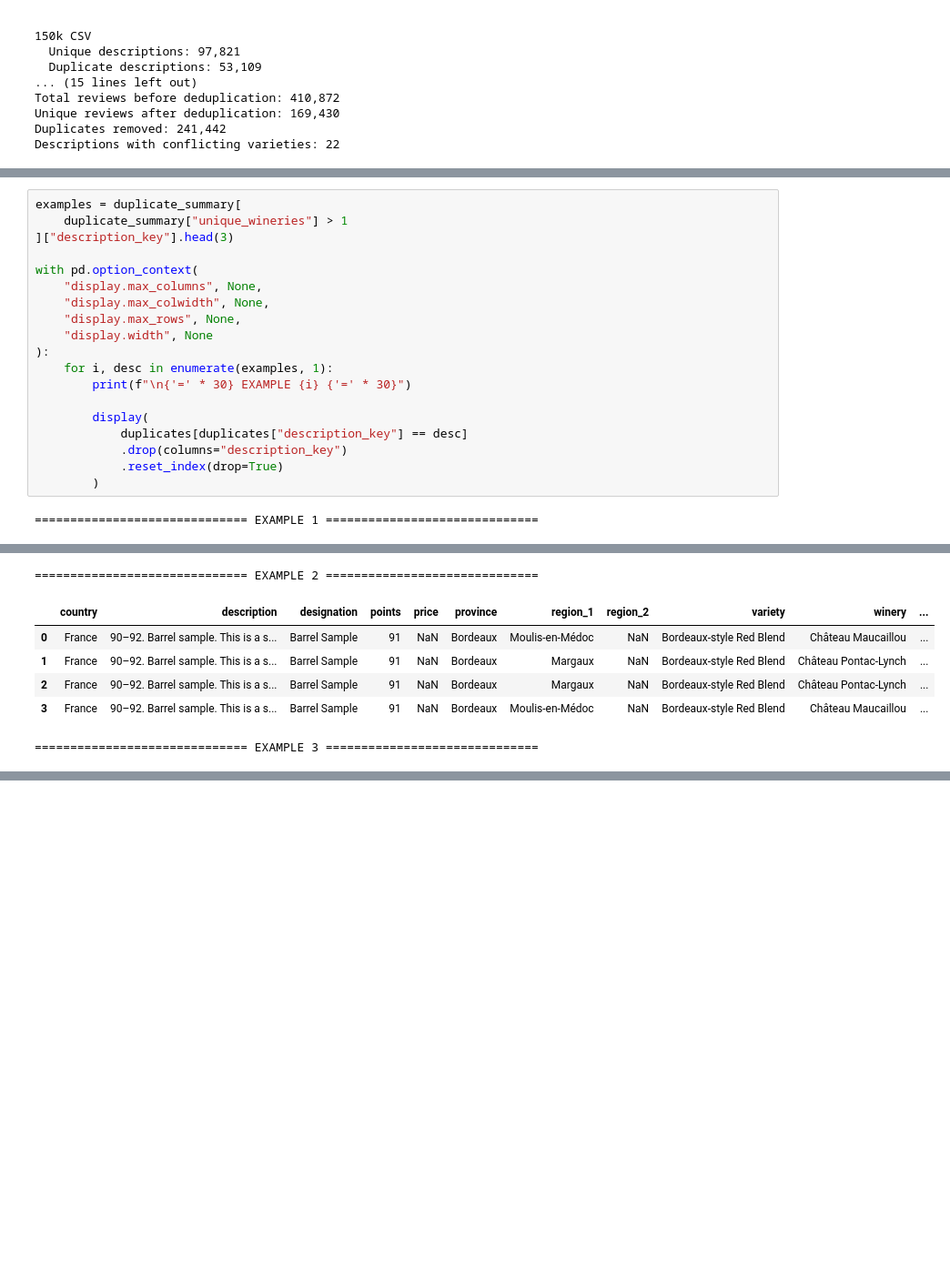
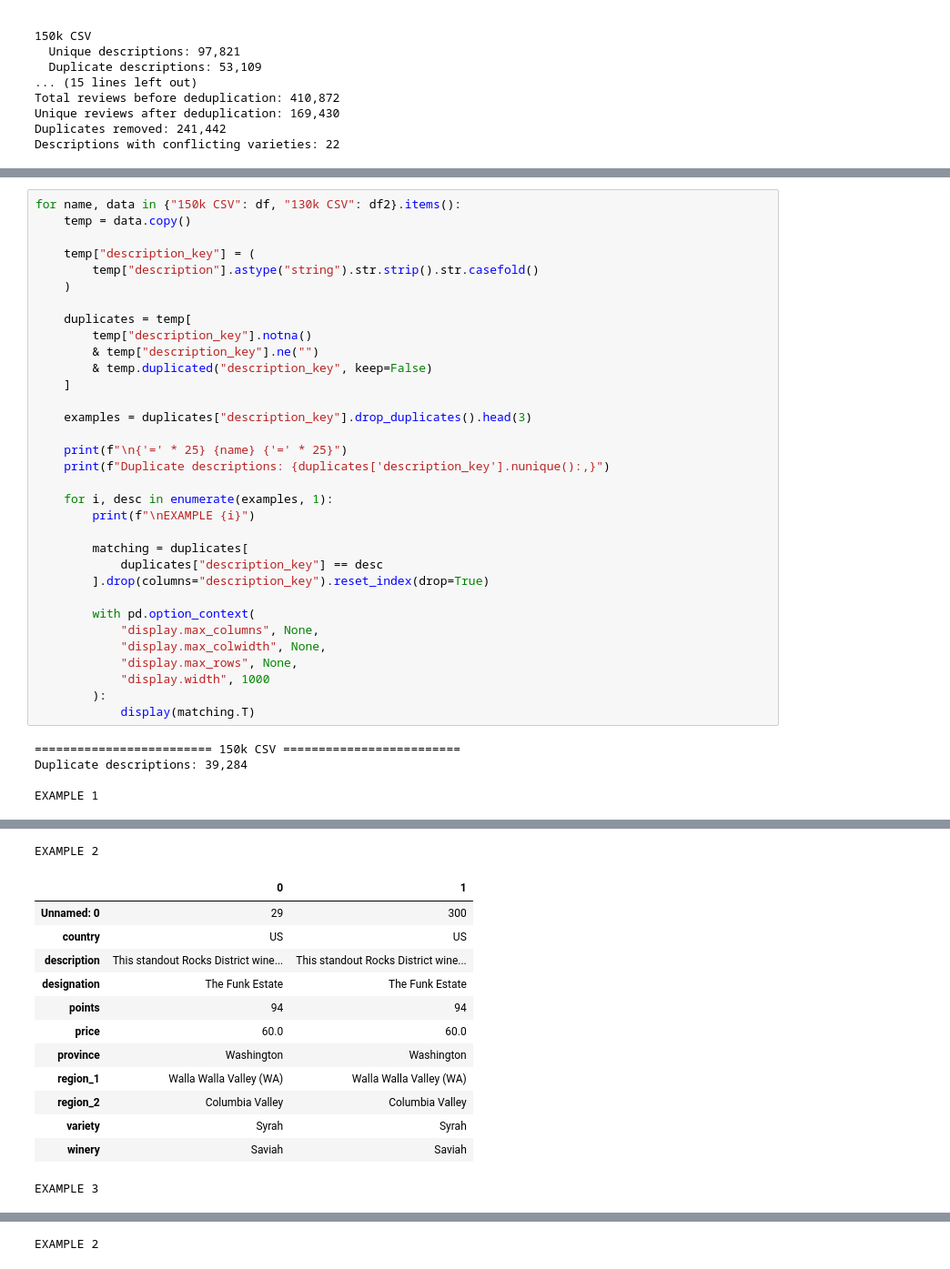
Before and after one commit to Dilraj112358/4401project3, a Jupyter notebook: minh_eda.ipynb, the cells around one changed output, grey strips where cells are left out. Shown at 91% size. Saved outputs shown, nothing was run; the diff lists cells and outputs as text; blank space fills up the shorter version.

```diff
--- a/minh_eda.ipynb
+++ b/minh_eda.ipynb
@@ -135,21 +92,38 @@ Final shape: (169407, 13)
 # %%
-examples = duplicate_summary[
-    duplicate_summary["unique_wineries"] > 1
-]["description_key"].head(3)
+for name, data in {"150k CSV": df, "130k CSV": df2}.items():
+    temp = data.copy()
 
-with pd.option_context(
-    "display.max_columns", None,
-    "display.max_colwidth", None,
-    "display.max_rows", None,
-    "display.width", None
-):
+    temp["description_key"] = (
+        temp["description"].astype("string").str.strip().str.casefold()
+    )
+
+    duplicates = temp[
+        temp["description_key"].notna()
+        & temp["description_key"].ne("")
+        & temp.duplicated("description_key", keep=False)
+    ]
+
+    examples = duplicates["description_key"].drop_duplicates().head(3)
+
+    print(f"\n{'=' * 25} {name} {'=' * 25}")
+    print(f"Duplicate descriptions: {duplicates['description_key'].nunique():,}")
+
     for i, desc in enumerate(examples, 1):
-        print(f"\n{'=' * 30} EXAMPLE {i} {'=' * 30}")
+        print(f"\nEXAMPLE {i}")
 
-        display(
-            duplicates[duplicates["description_key"] == desc]
-            .drop(columns="description_key")
-            .reset_index(drop=True)
-        )
+        matching = duplicates[
+            duplicates["description_key"] == desc
+        ].drop(columns="description_key").reset_index(drop=True)
+
+        with pd.option_context(
+            "display.max_columns", None,
+            "display.max_colwidth", None,
+            "display.max_rows", None,
+            "display.width", 1000
+        ):
+            display(matching.T)
 # %% [output]
-============================== EXAMPLE 1 ==============================
+========================= 150k CSV =========================
+Duplicate descriptions: 39,284
+
+EXAMPLE 1
@@ -159,7 +142,14 @@ with pd.option_context(
-============================== EXAMPLE 2 ==============================
+EXAMPLE 2
-|  | country | description | designation | points | price | province | region_1 | region_2 | variety | winery | ... |
-| 0 | France | 90–92. Barrel sample. This is a s... | Barrel Sample | 91 | NaN | Bordeaux | Moulis-en-Médoc | NaN | Bordeaux-style Red Blend | Château Maucaillou | ... |
-| 1 | France | 90–92. Barrel sample. This is a s... | Barrel Sample | 91 | NaN | Bordeaux | Margaux | NaN | Bordeaux-style Red Blend | Château Pontac-Lynch | ... |
-| 2 | France | 90–92. Barrel sample. This is a s... | Barrel Sample | 91 | NaN | Bordeaux | Margaux | NaN | Bordeaux-style Red Blend | Château Pontac-Lynch | ... |
-| 3 | France | 90–92. Barrel sample. This is a s... | Barrel Sample | 91 | NaN | Bordeaux | Moulis-en-Médoc | NaN | Bordeaux-style Red Blend | Château Maucaillou | ... |
+|  | 0 | 1 |
+| Unnamed: 0 | 29 | 300 |
+| country | US | US |
+| description | This standout Rocks District wine... | This standout Rocks District wine... |
+| designation | The Funk Estate | The Funk Estate |
+| points | 94 | 94 |
+| price | 60.0 | 60.0 |
+| province | Washington | Washington |
+| region_1 | Walla Walla Valley (WA) | Walla Walla Valley (WA) |
+| region_2 | Columbia Valley | Columbia Valley |
+| variety | Syrah | Syrah |
+| winery | Saviah | Saviah |
-============================== EXAMPLE 3 ==============================
+EXAMPLE 3
@@ -169,0 +187 @@ with pd.option_context(
+EXAMPLE 2
```
Also changed, not shown: parts of 6 cells of this notebook.
